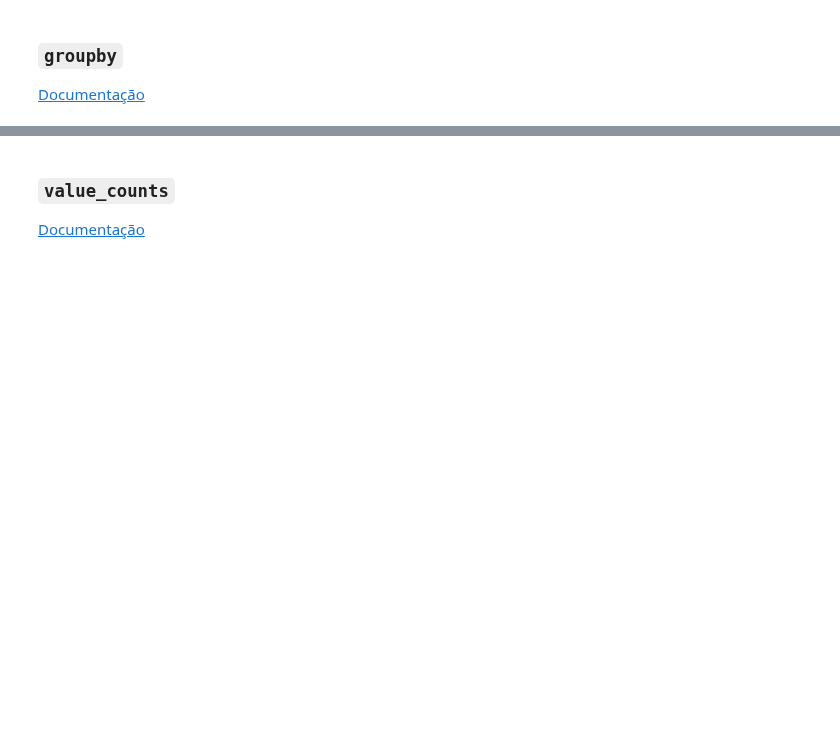
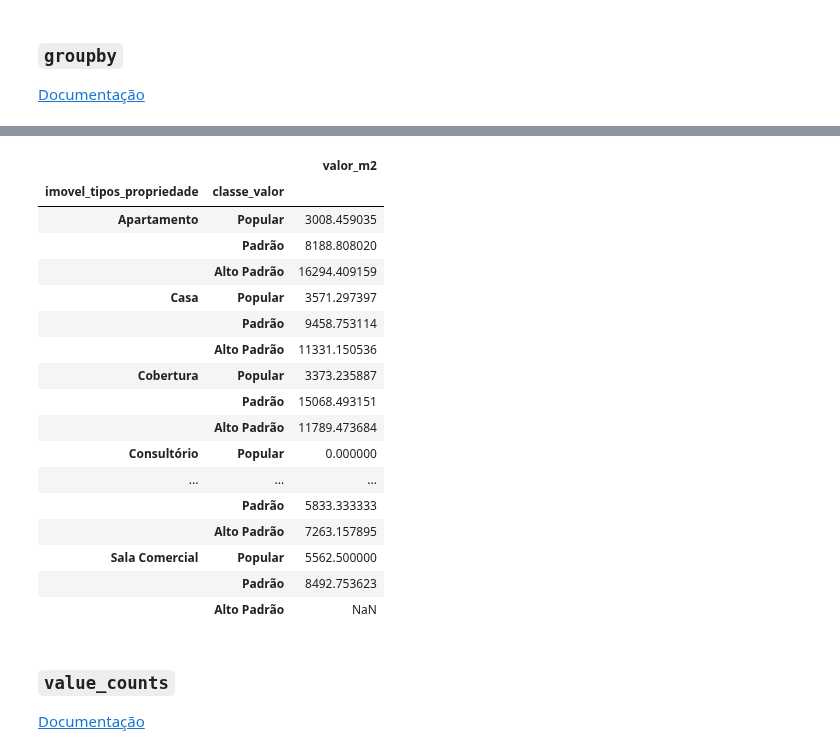
Before and after one commit to franciscojdsjr/Estudos-Python, a Jupyter notebook: Alura/Python_DataScience/Pandas_Avancado/stage1.1/Projeto.ipynb, the cells around one changed output, grey strips where cells are left out. Cells and saved outputs as stored; diff of their text form; code cells hidden in the pictures; blank space fills up the shorter version.

```diff
--- a/Alura/Python_DataScience/Pandas_Avancado/stage1.1/Projeto.ipynb
+++ b/Alura/Python_DataScience/Pandas_Avancado/stage1.1/Projeto.ipynb
@@ -968,3 +993,5 @@ dados_listings
 ## Novas colunas derivadas das informações existentes
 # %% [markdown]
 ### Valor por m²
+# %%
+dados_listings['valor_m2'] = dados_listings['anuncio_valores_venda'] / dados_listings['imovel_area']
@@ -990,3 +1128,26 @@ dados_listings
+# %%
+grupamento = dados_listings[['imovel_tipos_propriedade','classe_valor','valor_m2']].groupby(by = ['imovel_tipos_propriedade','classe_valor'])
+
+grupamento.mean()
+# %% [output]
+|  |  | valor_m2 |
+| imovel_tipos_propriedade | classe_valor |  |
+| Apartamento | Popular | 3008.459035 |
+|  | Padrão | 8188.808020 |
+|  | Alto Padrão | 16294.409159 |
+| Casa | Popular | 3571.297397 |
+|  | Padrão | 9458.753114 |
+|  | Alto Padrão | 11331.150536 |
+| Cobertura | Popular | 3373.235887 |
+|  | Padrão | 15068.493151 |
+|  | Alto Padrão | 11789.473684 |
+| Consultório | Popular | 0.000000 |
+| ... | ... | ... |
+|  | Padrão | 5833.333333 |
+|  | Alto Padrão | 7263.157895 |
+| Sala Comercial | Popular | 5562.500000 |
+|  | Padrão | 8492.753623 |
+|  | Alto Padrão | NaN |
 # %% [markdown]
 ### `value_counts`
 
```
Also changed, not shown: parts of 29 cells of this notebook.
